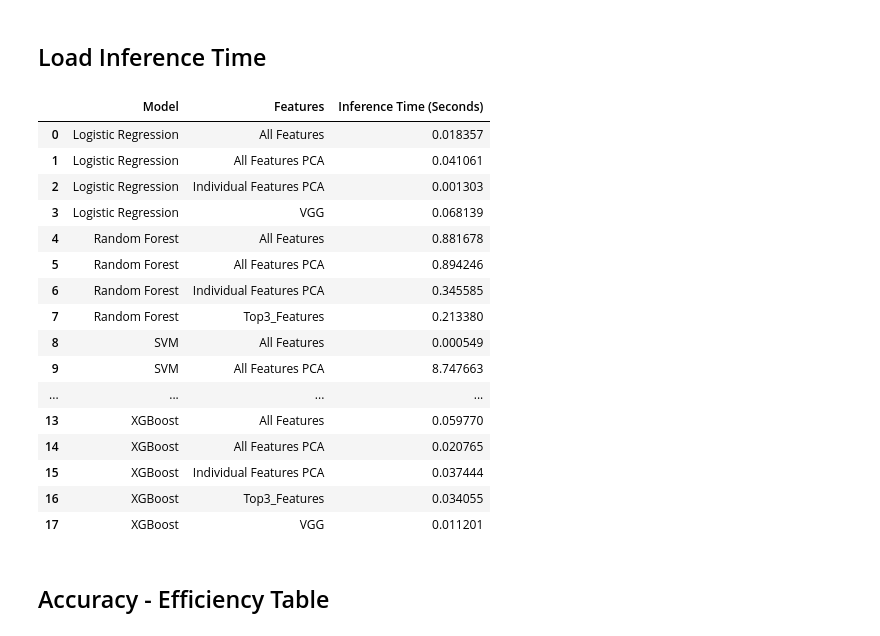
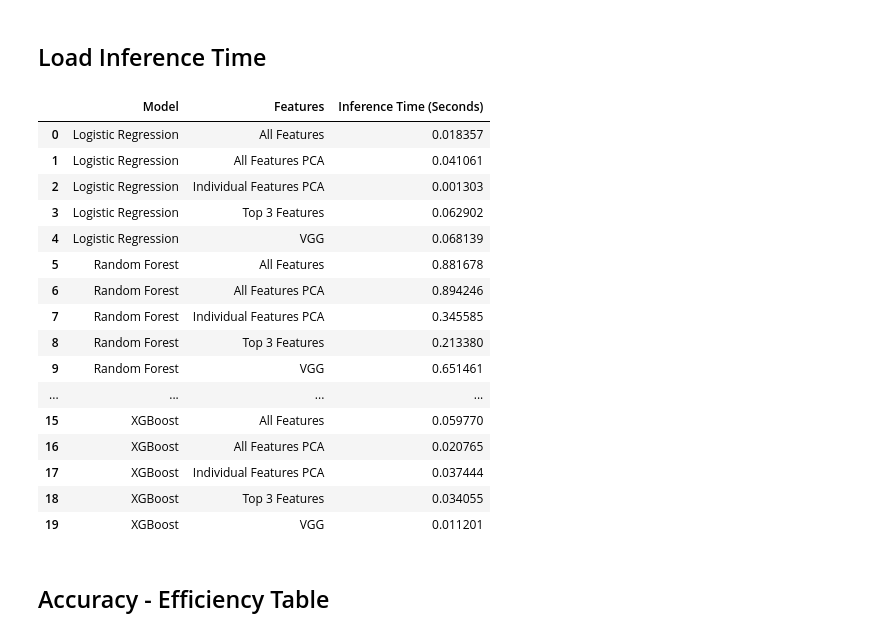
Before and after one commit to ijyliu/computer-vision-project, a Jupyter notebook: Code/Evaluation/Accuracy-Efficiency Table.ipynb, the cells around one changed output. Cells and saved outputs as stored; diff of their text form; code cells hidden in the pictures.

```diff
--- a/Code/Evaluation/Accuracy-Efficiency Table.ipynb
+++ b/Code/Evaluation/Accuracy-Efficiency Table.ipynb
@@ -158,47 +186,47 @@ job_cpu
 # Load get each Excel file in subdirectories of '../../Output/Classifier Inference' into a DataFrame
 # and concatenate them into a single DataFrame
 
 # Get all Excel files in subdirectories of '../../Output/Classifier Inference'
 all_files = glob.glob('../../Output/Classifier Inference/**/*Prediction Statistics.xlsx', recursive=True)
 all_files
 
 # Read each Excel file into a DataFrame and concatenate them into a single DataFrame
 inference_time_df = pd.concat([pd.read_excel(f) for f in all_files], ignore_index=True)
 # Add column of filenames
 inference_time_df['Filename Full'] = [f for f in all_files]
 # Change '\\' to '/' in 'Filename Full'
 inference_time_df['Filename Full'] = inference_time_df['Filename Full'].str.replace('\\', '/')
 # Model - second to last part of 'Filename Full' split by '/'
 inference_time_df['Model'] = inference_time_df['Filename Full'].str.split('/').str[-2]
 # Features - last part of 'Filename Full' split by '/'
 inference_time_df['Features'] = inference_time_df['Filename Full'].str.split('/').str[-1]
 # Strip " Prediction Statistics.xlsx" from 'Features'
 inference_time_df['Features'] = inference_time_df['Features'].str.replace(' Prediction Statistics.xlsx', '')
 # Recode 'Features'
-mapping = {'All_Features_PCA': 'All Features PCA', 'Individual_Features_PCA': 'Individual Features PCA', 'All_Data': 'All Features'}
+mapping = {'All_Features_PCA': 'All Features PCA', 'Individual_Features_PCA': 'Individual Features PCA', 'All_Data': 'All Features', 'Top3_Features': 'Top 3 Features', 'VGG': 'VGG'}
 inference_time_df['Features'] = inference_time_df['Features'].replace(mapping)
 # Limit columns to 'Model', 'Features', 'Inference Time (Seconds)' (runtime_minutes edited)
 inference_time_df['Inference Time (Seconds)'] = inference_time_df['runtime_minutes'] * 60
 inference_time_df = inference_time_df[['Model', 'Features', 'Inference Time (Seconds)']]
 inference_time_df
 # %% [output]
 |  | Model | Features | Inference Time (Seconds) |
 | 0 | Logistic Regression | All Features | 0.018357 |
 | 1 | Logistic Regression | All Features PCA | 0.041061 |
 | 2 | Logistic Regression | Individual Features PCA | 0.001303 |
-| 3 | Logistic Regression | VGG | 0.068139 |
-| 4 | Random Forest | All Features | 0.881678 |
-| 5 | Random Forest | All Features PCA | 0.894246 |
-| 6 | Random Forest | Individual Features PCA | 0.345585 |
-| 7 | Random Forest | Top3_Features | 0.213380 |
-| 8 | SVM | All Features | 0.000549 |
-| 9 | SVM | All Features PCA | 8.747663 |
+| 3 | Logistic Regression | Top 3 Features | 0.062902 |
+| 4 | Logistic Regression | VGG | 0.068139 |
+| 5 | Random Forest | All Features | 0.881678 |
+| 6 | Random Forest | All Features PCA | 0.894246 |
+| 7 | Random Forest | Individual Features PCA | 0.345585 |
+| 8 | Random Forest | Top 3 Features | 0.213380 |
+| 9 | Random Forest | VGG | 0.651461 |
 | ... | ... | ... | ... |
-| 13 | XGBoost | All Features | 0.059770 |
-| 14 | XGBoost | All Features PCA | 0.020765 |
-| 15 | XGBoost | Individual Features PCA | 0.037444 |
-| 16 | XGBoost | Top3_Features | 0.034055 |
-| 17 | XGBoost | VGG | 0.011201 |
+| 15 | XGBoost | All Features | 0.059770 |
+| 16 | XGBoost | All Features PCA | 0.020765 |
+| 17 | XGBoost | Individual Features PCA | 0.037444 |
+| 18 | XGBoost | Top 3 Features | 0.034055 |
+| 19 | XGBoost | VGG | 0.011201 |
 # %% [markdown]
 ## Accuracy - Efficiency Table
 # %%
```
Also changed, not shown: parts of 9 cells of this notebook, 13 other files.
